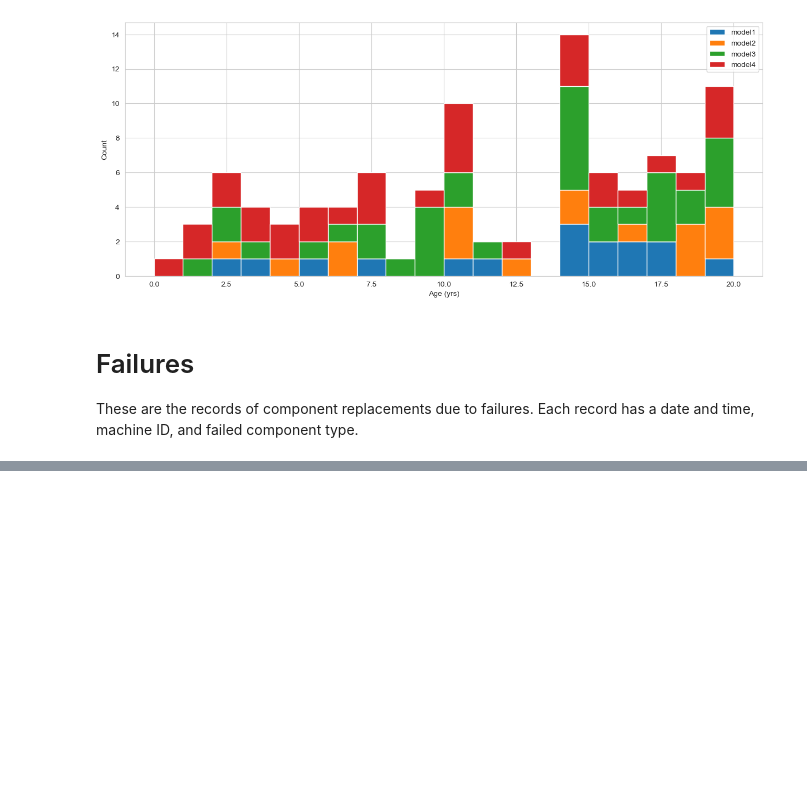
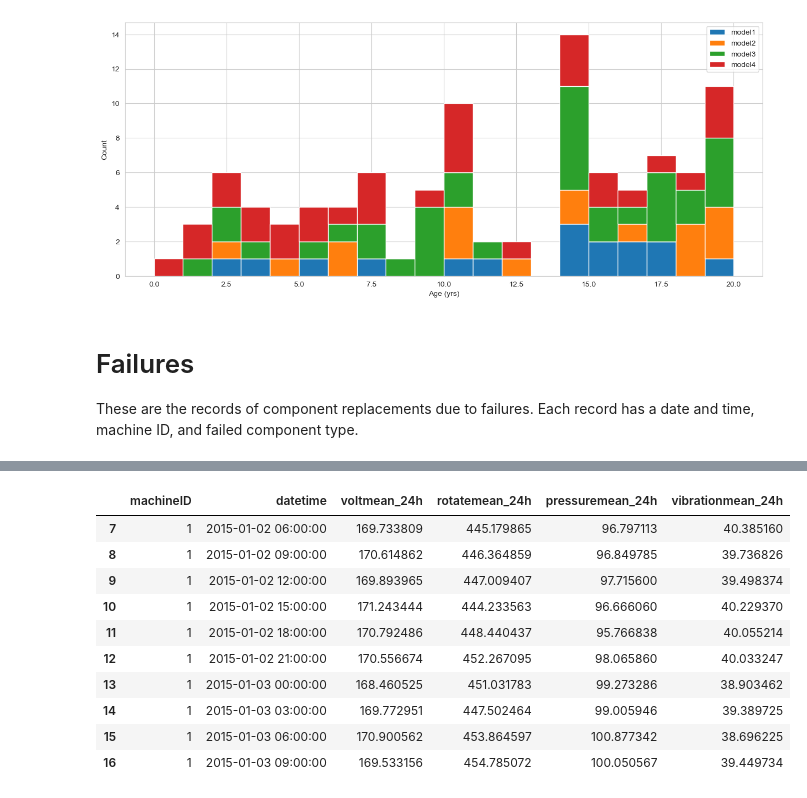
Before and after one commit to TahsinPavel/Machine-Learning-Model-for-Predictive-Maintenance-, a Jupyter notebook: Predictive Maintenance .ipynb, the cells around one changed output, grey strips where cells are left out. Saved outputs shown, nothing was run; the diff lists cells and outputs as text; code cells hidden in the pictures; blank space fills up the shorter version.

```diff
--- a/Predictive Maintenance .ipynb
+++ b/Predictive Maintenance .ipynb
@@ -173,0 +204,13 @@ failures.head()
+# %%
+# Calculate mean values for telemetry features
+
+temp = []
+fields = ['volt', 'rotate', 'pressure', 'vibration']
+for col in fields:
+    temp.append(pd.pivot_table(telemetry,
+                               index='datetime',
+                               columns='machineID',
+                               values=col).resample('3H', closed='left', label='right').mean().unstack())
+telemetry_mean_3h = pd.concat(temp, axis=1)
+telemetry_mean_3h.columns = [i + 'mean_3h' for i in fields]
+telemetry_mean_3h.reset_index(inplace=True)
@@ -173,0 +249,42 @@ failures.head()
+# %%
+temp = []
+fields = ['volt', 'rotate', 'pressure', 'vibration']
+for col in fields:
+    temp.append(pd.pivot_table(telemetry,index='datetime',
+                                               columns='machineID',
+                                               values=col).rolling(24).mean().resample('3H',
+                                                                                closed='left',
+                                                                                label='right').first().unstack())
+telemetry_mean_24h = pd.concat(temp, axis=1)
+telemetry_mean_24h.columns = [i + 'mean_24h' for i in fields]
+telemetry_mean_24h.reset_index(inplace=True)
+telemetry_mean_24h = telemetry_mean_24h.loc[-telemetry_mean_24h['voltmean_24h'].isnull()]
+
+# repeat for standard deviation
+temp = []
+fields = ['volt', 'rotate', 'pressure', 'vibration']
+for col in fields:
+    temp.append(pd.pivot_table(telemetry,index='datetime',
+                                               columns='machineID',
+                                               values=col).rolling(24).std().resample('3H',
+                                                                                closed='left',
+                                                                                label='right').first().unstack())
+telemetry_sd_24h = pd.concat(temp, axis=1)
+telemetry_sd_24h.columns = [i + 'sd_24h' for i in fields]
+telemetry_sd_24h = telemetry_sd_24h.loc[-telemetry_sd_24h['voltsd_24h'].isnull()]
+telemetry_sd_24h.reset_index(inplace=True)
+
+# Notice that a 24h rolling average is not available at the earliest timepoints
+telemetry_mean_24h.head(10)
+# %% [output]
+|  | machineID | datetime | voltmean_24h | rotatemean_24h | pressuremean_24h | vibrationmean_24h |
+| 7 | 1 | 2015-01-02 06:00:00 | 169.733809 | 445.179865 | 96.797113 | 40.385160 |
+| 8 | 1 | 2015-01-02 09:00:00 | 170.614862 | 446.364859 | 96.849785 | 39.736826 |
+| 9 | 1 | 2015-01-02 12:00:00 | 169.893965 | 447.009407 | 97.715600 | 39.498374 |
+| 10 | 1 | 2015-01-02 15:00:00 | 171.243444 | 444.233563 | 96.666060 | 40.229370 |
+| 11 | 1 | 2015-01-02 18:00:00 | 170.792486 | 448.440437 | 95.766838 | 40.055214 |
+| 12 | 1 | 2015-01-02 21:00:00 | 170.556674 | 452.267095 | 98.065860 | 40.033247 |
+| 13 | 1 | 2015-01-03 00:00:00 | 168.460525 | 451.031783 | 99.273286 | 38.903462 |
+| 14 | 1 | 2015-01-03 03:00:00 | 169.772951 | 447.502464 | 99.005946 | 39.389725 |
+| 15 | 1 | 2015-01-03 06:00:00 | 170.900562 | 453.864597 | 100.877342 | 38.696225 |
+| 16 | 1 | 2015-01-03 09:00:00 | 169.533156 | 454.785072 | 100.050567 | 39.449734 |
```
Also changed, not shown: parts of 5 cells of this notebook.
